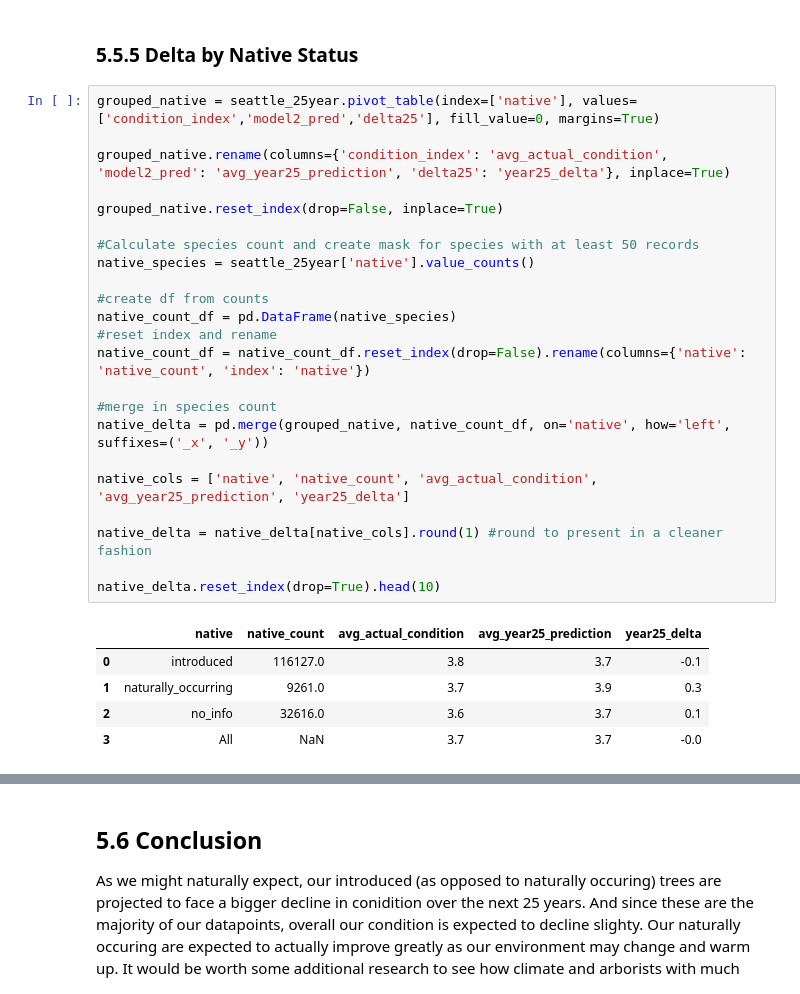
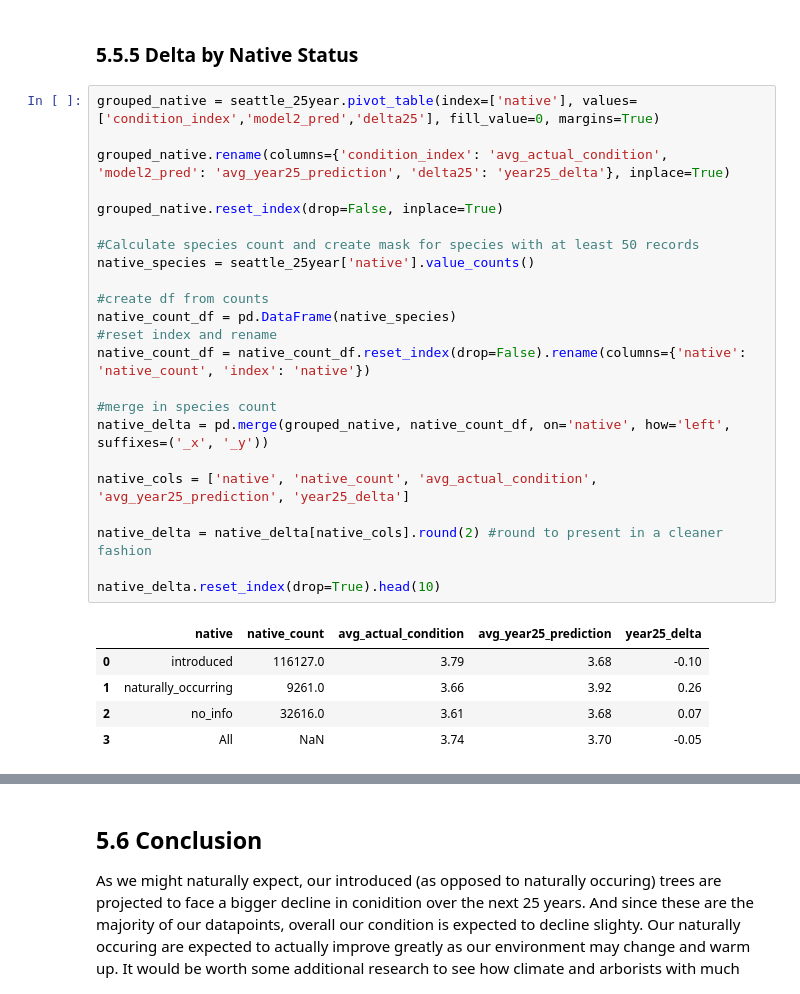
Before and after one commit to BrettlyCD/seattle-trees-project, a Jupyter notebook: notebooks/04_modeling.ipynb, the cells around one changed output, grey strips where cells are left out. Drawn from its saved outputs; the diff is of its cells as text.

```diff
--- a/notebooks/04_modeling.ipynb
+++ b/notebooks/04_modeling.ipynb
@@ -993,32 +1005,32 @@ condition_delta[condition_delta['species_count'] >= 50].sort_values(by='year25_d
 # %%
 grouped_native = seattle_25year.pivot_table(index=['native'], values=['condition_index','model2_pred','delta25'], fill_value=0, margins=True)
 
 grouped_native.rename(columns={'condition_index': 'avg_actual_condition', 'model2_pred': 'avg_year25_prediction', 'delta25': 'year25_delta'}, inplace=True)
 
 grouped_native.reset_index(drop=False, inplace=True)
 
 #Calculate species count and create mask for species with at least 50 records
 native_species = seattle_25year['native'].value_counts()
 
 #create df from counts
 native_count_df = pd.DataFrame(native_species)
 #reset index and rename
 native_count_df = native_count_df.reset_index(drop=False).rename(columns={'native': 'native_count', 'index': 'native'})
 
 #merge in species count
 native_delta = pd.merge(grouped_native, native_count_df, on='native', how='left', suffixes=('_x', '_y'))
 
 native_cols = ['native', 'native_count', 'avg_actual_condition', 'avg_year25_prediction', 'year25_delta']
 
-native_delta = native_delta[native_cols].round(1) #round to present in a cleaner fashion
+native_delta = native_delta[native_cols].round(2) #round to present in a cleaner fashion
 
 native_delta.reset_index(drop=True).head(10)
 # %% [output]
 |  | native | native_count | avg_actual_condition | avg_year25_prediction | year25_delta |
-| 0 | introduced | 116127.0 | 3.8 | 3.7 | -0.1 |
-| 1 | naturally_occurring | 9261.0 | 3.7 | 3.9 | 0.3 |
-| 2 | no_info | 32616.0 | 3.6 | 3.7 | 0.1 |
-| 3 | All | NaN | 3.7 | 3.7 | -0.0 |
+| 0 | introduced | 116127.0 | 3.79 | 3.68 | -0.10 |
+| 1 | naturally_occurring | 9261.0 | 3.66 | 3.92 | 0.26 |
+| 2 | no_info | 32616.0 | 3.61 | 3.68 | 0.07 |
+| 3 | All | NaN | 3.74 | 3.70 | -0.05 |
 # %%
 sns.barplot(x='native', y='year25_delta', data=native_delta)
 
```
Also changed, not shown: parts of 2 cells of this notebook.
